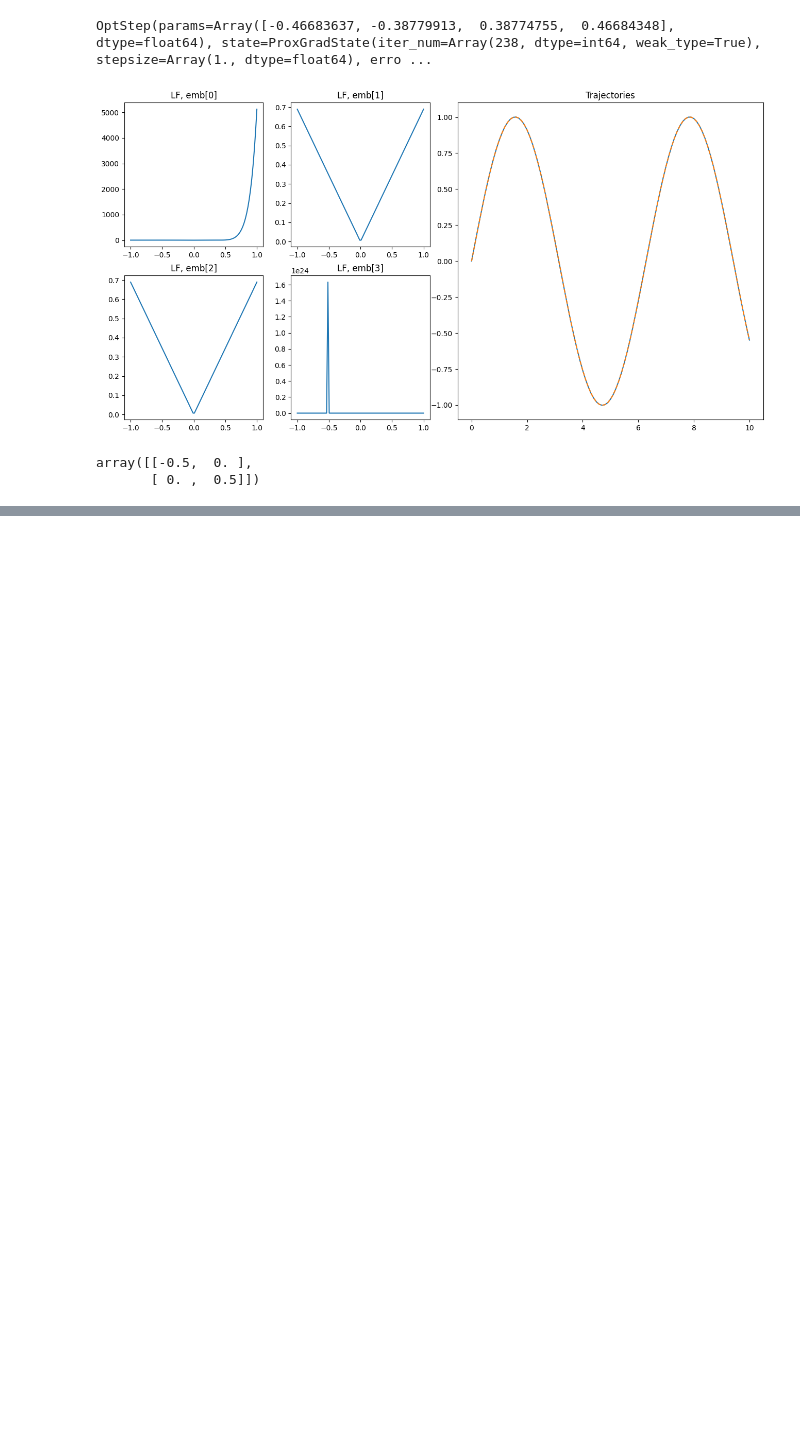
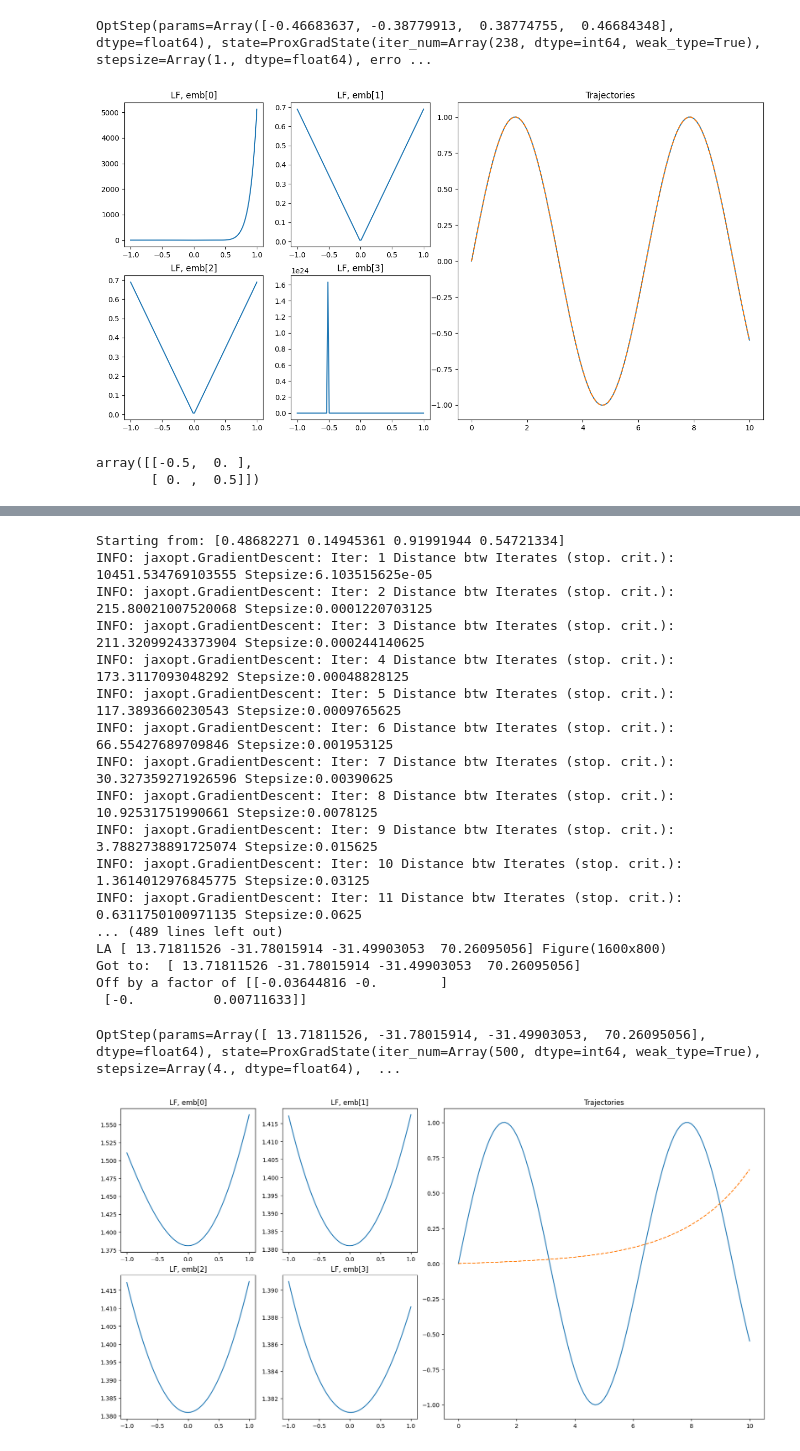
Before and after one commit to joshuacoles/slimpletic-jax, a Jupyter notebook: loss_fn/loss_fns.ipynb, the cells around one changed output, grey strips where cells are left out. Drawn from its saved outputs; the diff is of its cells as text; code cells hidden in the pictures; blank space fills up the shorter version.

```diff
--- a/loss_fn/loss_fns.ipynb
+++ b/loss_fn/loss_fns.ipynb
@@ -690,0 +860,22 @@ array([[-0.5,  0. ],
+# %%
+tr1.make_an_attempt()
+# %% [output]
+Starting from: [0.48682271 0.14945361 0.91991944 0.54721334]
+INFO: jaxopt.GradientDescent: Iter: 1 Distance btw Iterates (stop. crit.): 10451.534769103555 Stepsize:6.103515625e-05
+INFO: jaxopt.GradientDescent: Iter: 2 Distance btw Iterates (stop. crit.): 215.80021007520068 Stepsize:0.0001220703125
+INFO: jaxopt.GradientDescent: Iter: 3 Distance btw Iterates (stop. crit.): 211.32099243373904 Stepsize:0.000244140625
+INFO: jaxopt.GradientDescent: Iter: 4 Distance btw Iterates (stop. crit.): 173.3117093048292 Stepsize:0.00048828125
+INFO: jaxopt.GradientDescent: Iter: 5 Distance btw Iterates (stop. crit.): 117.3893660230543 Stepsize:0.0009765625
+INFO: jaxopt.GradientDescent: Iter: 6 Distance btw Iterates (stop. crit.): 66.55427689709846 Stepsize:0.001953125
+INFO: jaxopt.GradientDescent: Iter: 7 Distance btw Iterates (stop. crit.): 30.327359271926596 Stepsize:0.00390625
+INFO: jaxopt.GradientDescent: Iter: 8 Distance btw Iterates (stop. crit.): 10.92531751990661 Stepsize:0.0078125
+INFO: jaxopt.GradientDescent: Iter: 9 Distance btw Iterates (stop. crit.): 3.7882738891725074 Stepsize:0.015625
+INFO: jaxopt.GradientDescent: Iter: 10 Distance btw Iterates (stop. crit.): 1.3614012976845775 Stepsize:0.03125
+INFO: jaxopt.GradientDescent: Iter: 11 Distance btw Iterates (stop. crit.): 0.6311750100971135 Stepsize:0.0625
+... (489 lines left out)
+LA [ 13.71811526 -31.78015914 -31.49903053  70.26095056] Figure(1600x800)
+Got to:  [ 13.71811526 -31.78015914 -31.49903053  70.26095056]
+Off by a factor of [[-0.03644816 -0.        ]
+ [-0.          0.00711633]]
+OptStep(params=Array([ 13.71811526, -31.78015914, -31.49903053,  70.26095056], dtype=float64), state=ProxGradState(iter_num=Array(500, dtype=int64, weak_type=True), stepsize=Array(4., dtype=float64),  ...
+[figure, added]
```
Also changed, not shown: parts of 18 cells of this notebook.
